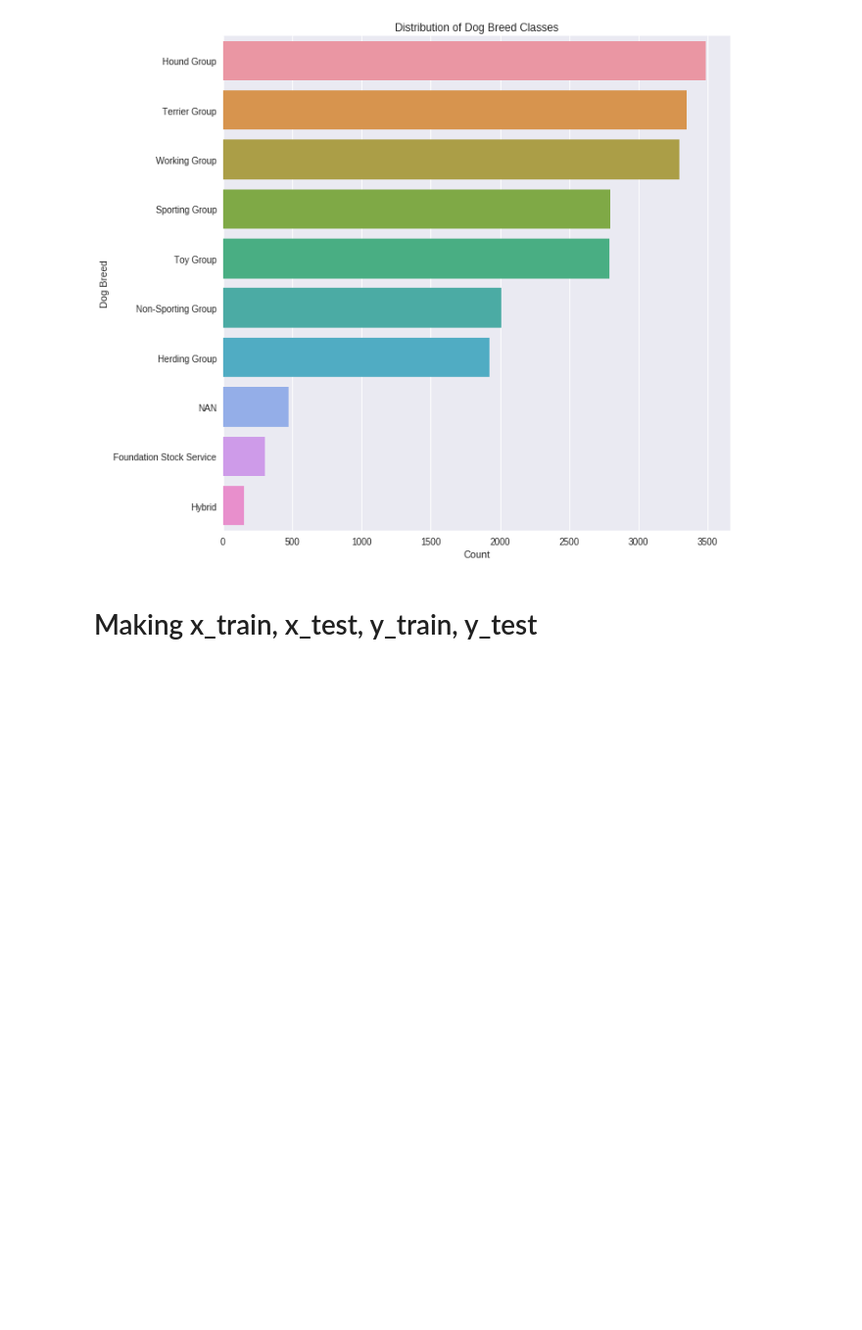
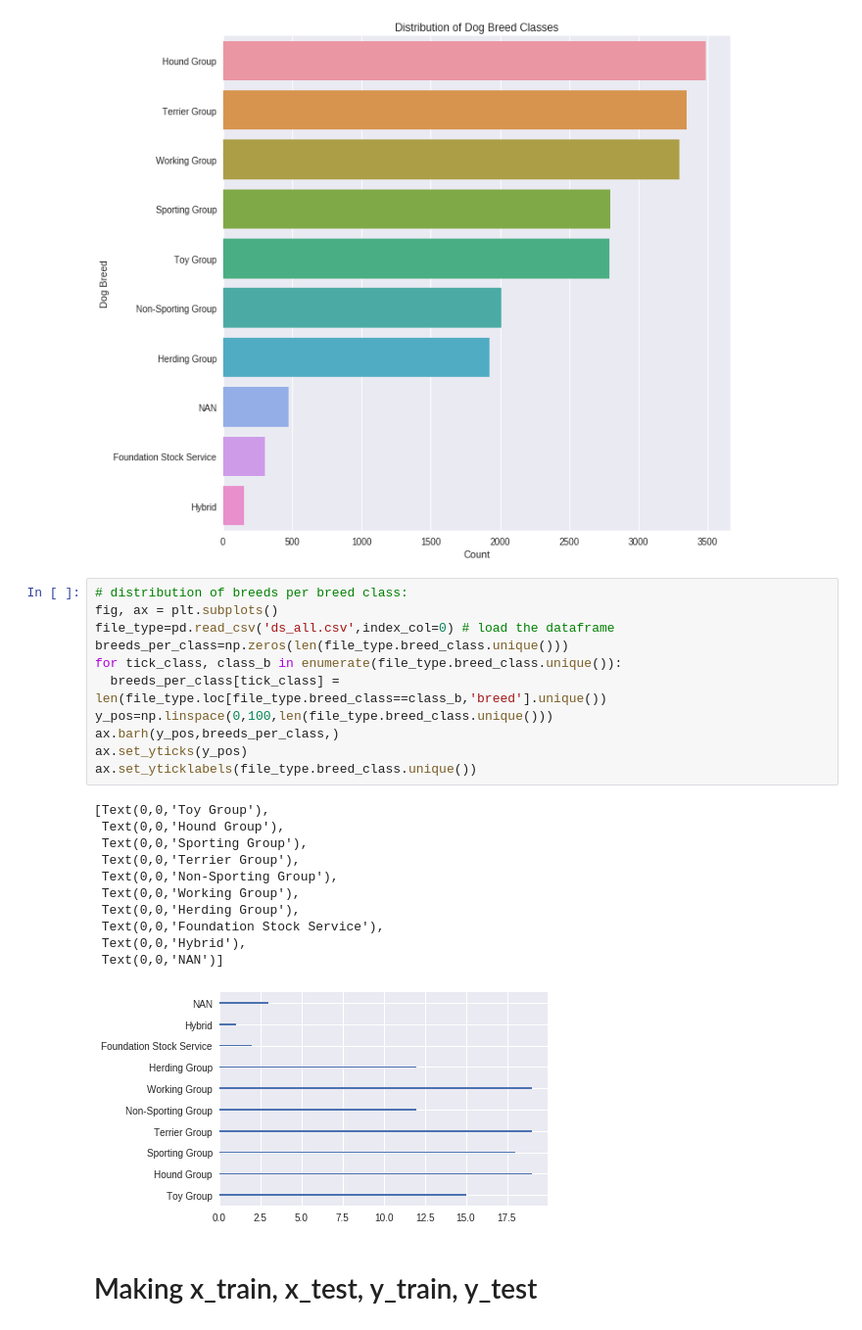
Before and after one commit to ayshaw/Dog-Breed-Project, a Jupyter notebook: milestone_3.ipynb, the cells around one changed output. Shown at 98% size. Saved outputs shown, nothing was run; the diff lists cells and outputs as text; blank space fills up the shorter version.

```diff
--- a/milestone_3.ipynb
+++ b/milestone_3.ipynb
@@ -268,6 +266,29 @@ plt.savefig('distribution_class.png',fontsize=20)
 # %% [output]
 [figure]
 [figure]
+# %%
+# distribution of breeds per breed class:
+fig, ax = plt.subplots()
+file_type=pd.read_csv('ds_all.csv',index_col=0) # load the dataframe
+breeds_per_class=np.zeros(len(file_type.breed_class.unique()))
+for tick_class, class_b in enumerate(file_type.breed_class.unique()):
+  breeds_per_class[tick_class] = len(file_type.loc[file_type.breed_class==class_b,'breed'].unique())
+y_pos=np.linspace(0,100,len(file_type.breed_class.unique()))
+ax.barh(y_pos,breeds_per_class,)
+ax.set_yticks(y_pos)
+ax.set_yticklabels(file_type.breed_class.unique())
+# %% [output]
+[Text(0,0,'Toy Group'),
+ Text(0,0,'Hound Group'),
+ Text(0,0,'Sporting Group'),
+ Text(0,0,'Terrier Group'),
+ Text(0,0,'Non-Sporting Group'),
+ Text(0,0,'Working Group'),
+ Text(0,0,'Herding Group'),
+ Text(0,0,'Foundation Stock Service'),
+ Text(0,0,'Hybrid'),
+ Text(0,0,'NAN')]
+[figure, added]
 # %% [markdown]
 # Making x_train, x_test, y_train, y_test
 # %%
```
Also changed, not shown: parts of 24 cells of this notebook.
